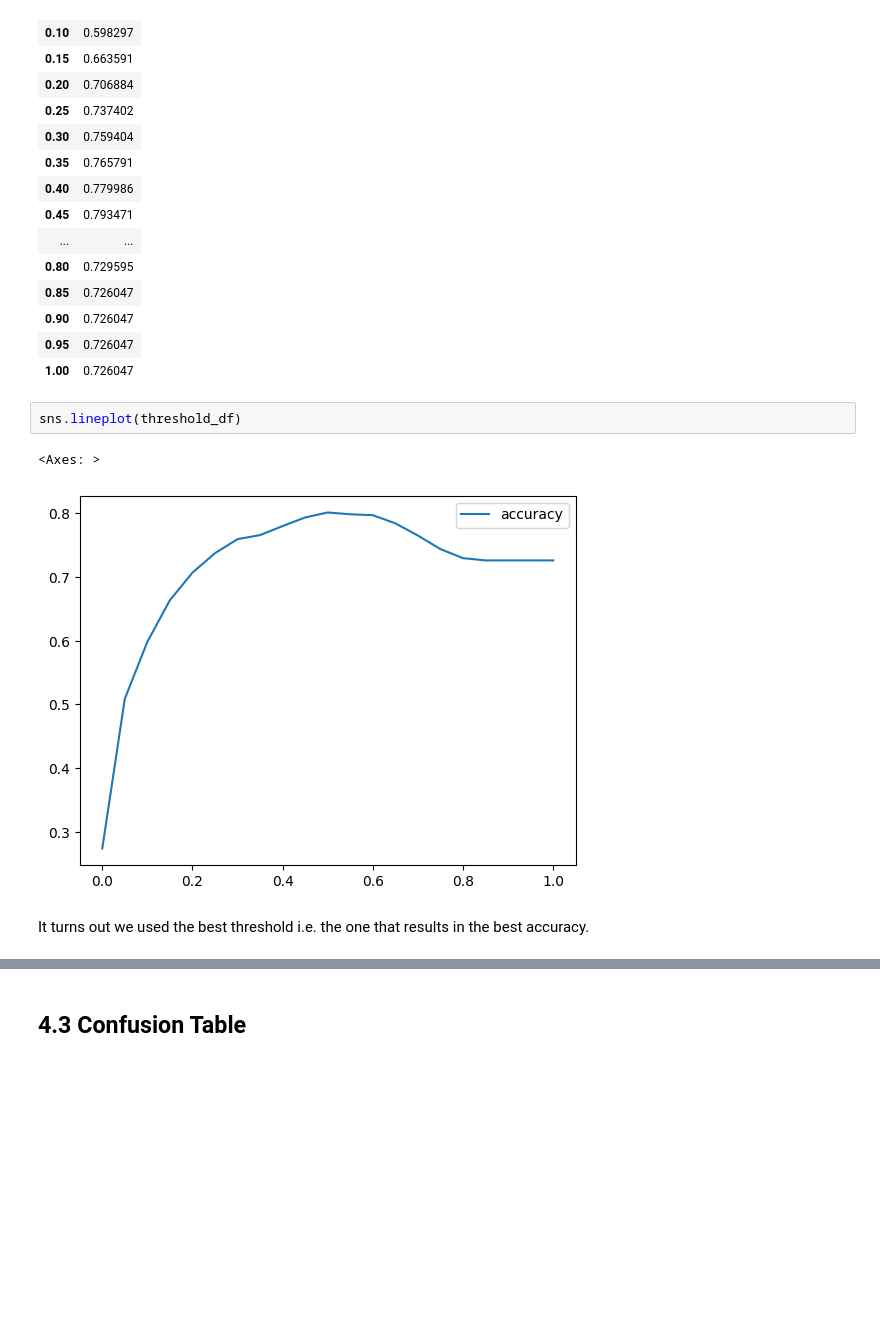
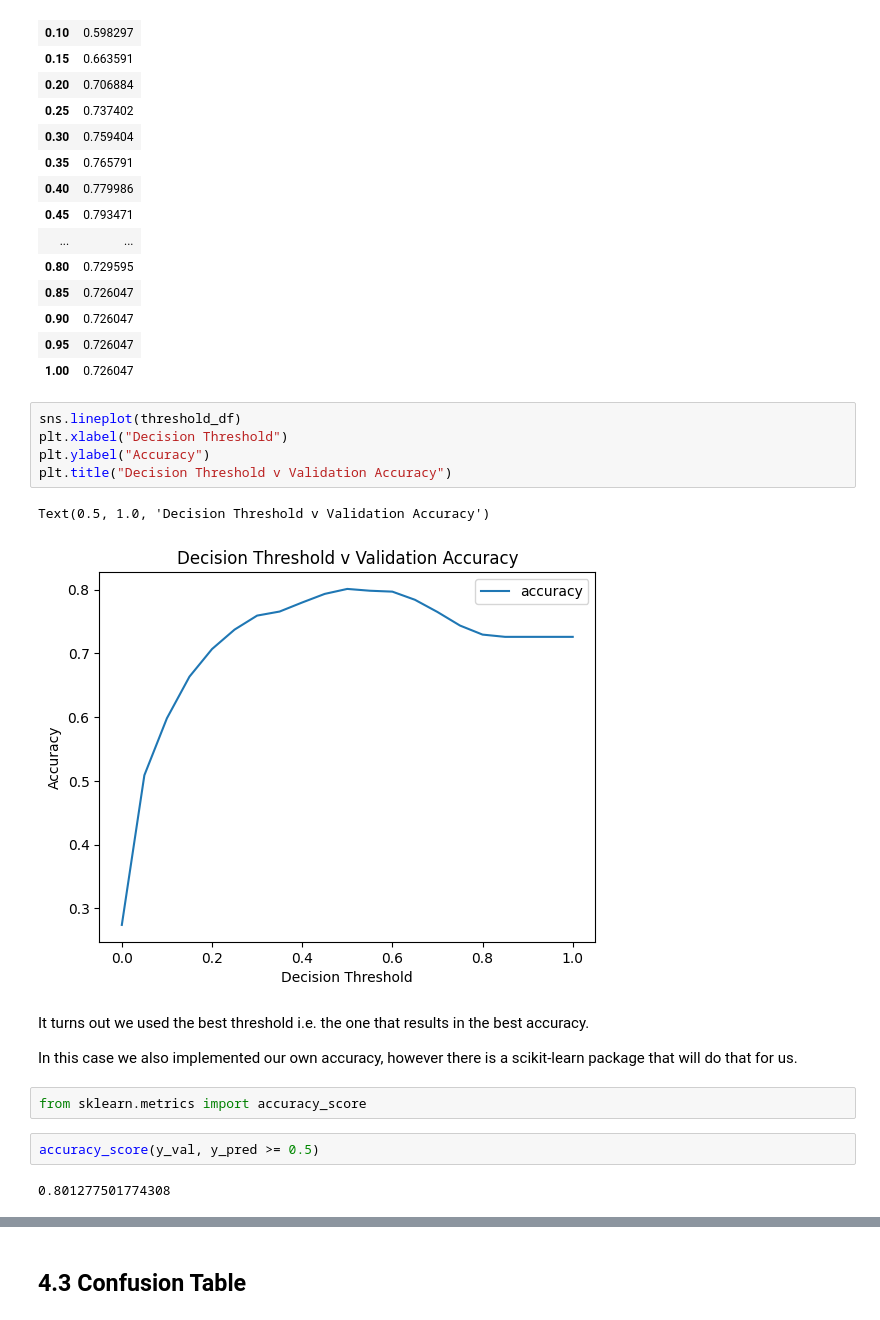
Before and after one commit to ShaniceWilliams/ml-zoomcamp, a Jupyter notebook: 04_Evaluation/4_Evaluation.ipynb, the cells around one changed output, grey strips where cells are left out. Cells and saved outputs as stored; diff of their text form; blank space fills up the shorter version.

```diff
--- a/04_Evaluation/4_Evaluation.ipynb
+++ b/04_Evaluation/4_Evaluation.ipynb
@@ -174,10 +174,21 @@ threshold_df
 | 0.90 | 0.726047 |
 | 0.95 | 0.726047 |
 | 1.00 | 0.726047 |
-# %%
-sns.lineplot(threshold_df)
-# %% [output]
-<Axes: >
-[figure, removed]
+# %%
+sns.lineplot(threshold_df)
+plt.xlabel("Decision Threshold")
+plt.ylabel("Accuracy")
+plt.title("Decision Threshold v Validation Accuracy")
+# %% [output]
+Text(0.5, 1.0, 'Decision Threshold v Validation Accuracy')
+[figure, added]
 # %% [markdown]
 It turns out we used the best threshold i.e. the one that results in the best accuracy.
+
+In this case we also implemented our own accuracy, however there is a scikit-learn package that will do that for us.
+# %%
+from sklearn.metrics import accuracy_score
+# %%
+accuracy_score(y_val, y_pred >= 0.5)
+# %% [output]
+0.801277501774308
```
Also changed, not shown: parts of 14 cells of this notebook.
